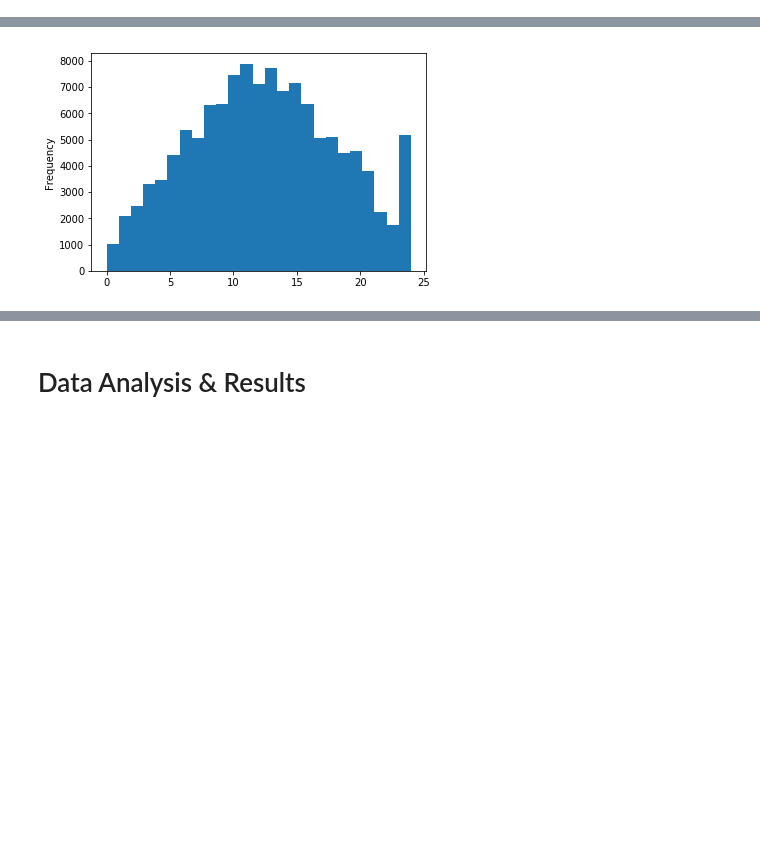
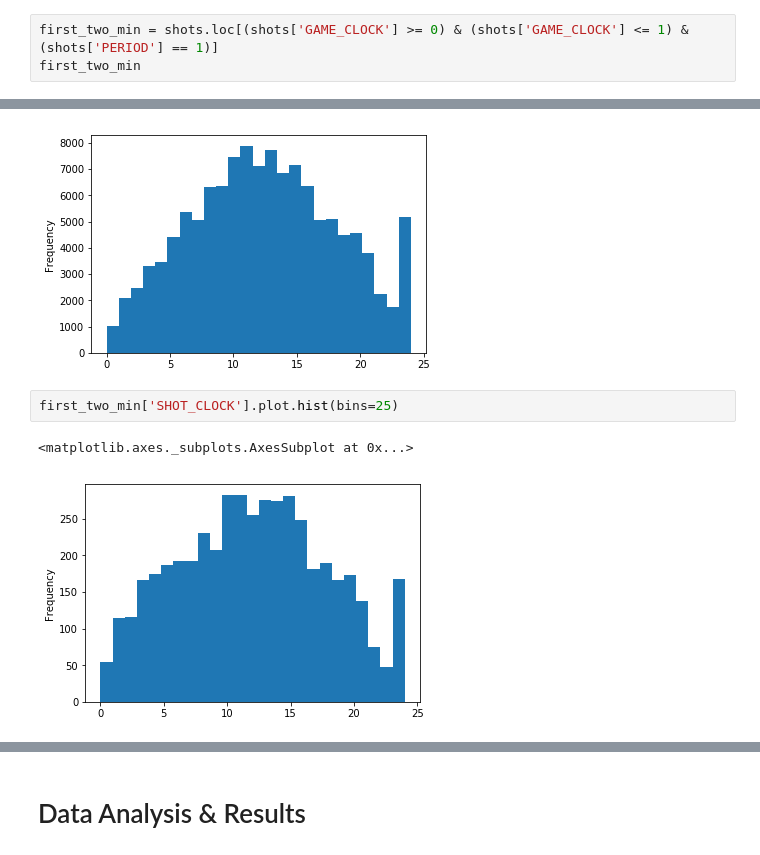
Before and after one commit to thomastangerine/COGS_108_Final, a Jupyter notebook: FinalProject.ipynb, the cells around one changed output, grey strips where cells are left out. Saved outputs shown, nothing was run; the diff lists cells and outputs as text; blank space fills up the shorter version.

```diff
--- a/FinalProject.ipynb
+++ b/FinalProject.ipynb
@@ -514,0 +151,3 @@ shots
+# %%
+first_two_min = shots.loc[(shots['GAME_CLOCK'] >= 0) & (shots['GAME_CLOCK'] <= 1) & (shots['PERIOD'] == 1)]
+first_two_min
@@ -517,3 +220,8 @@ shots['SHOT_CLOCK'].plot.hist(bins=25)
 # %% [output]
 <matplotlib.axes._subplots.AxesSubplot at 0x...>
 [figure]
+# %%
+first_two_min['SHOT_CLOCK'].plot.hist(bins=25)
+# %% [output]
+<matplotlib.axes._subplots.AxesSubplot at 0x...>
+[figure, added]
```
Also changed, not shown: parts of 22 cells of this notebook.
